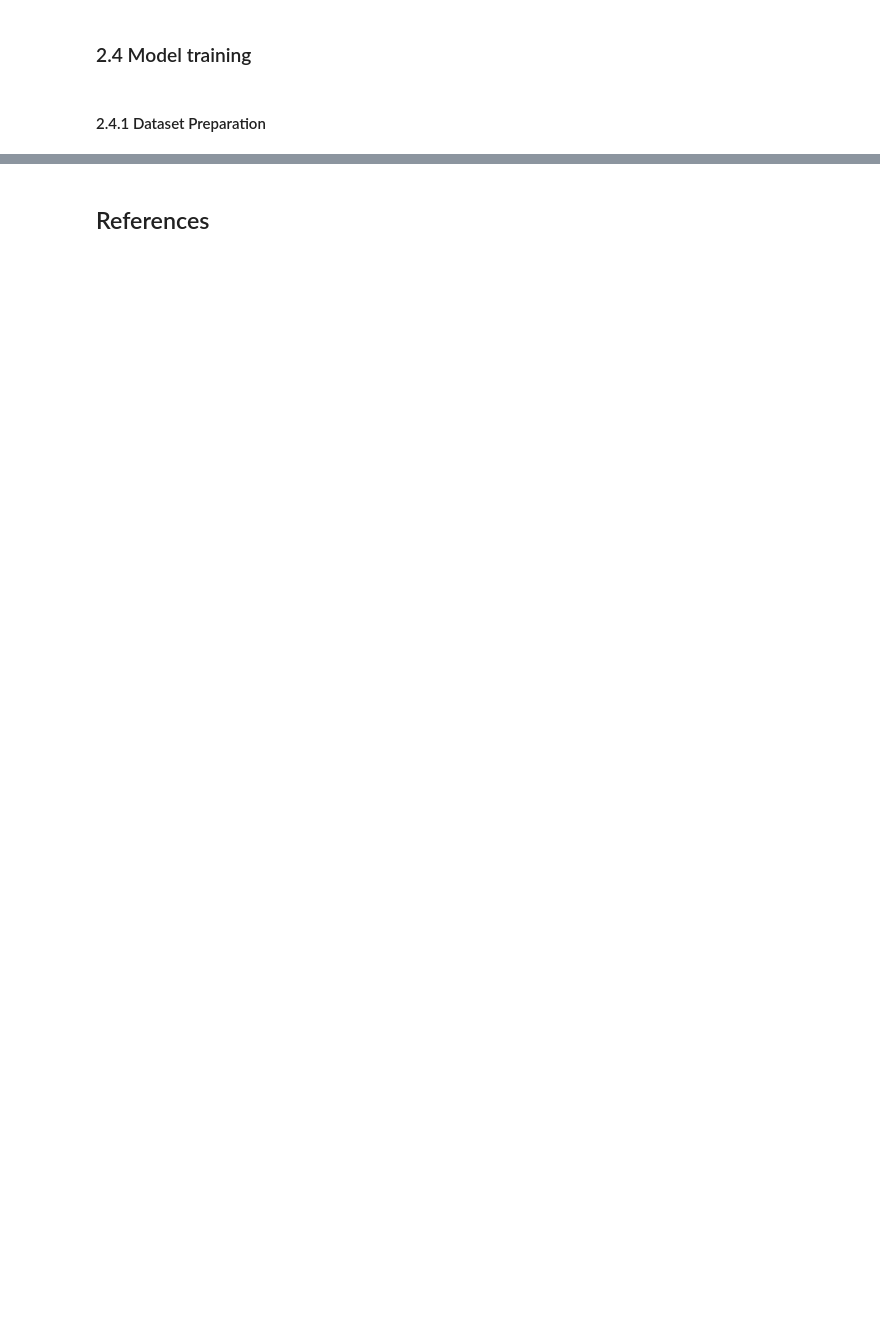
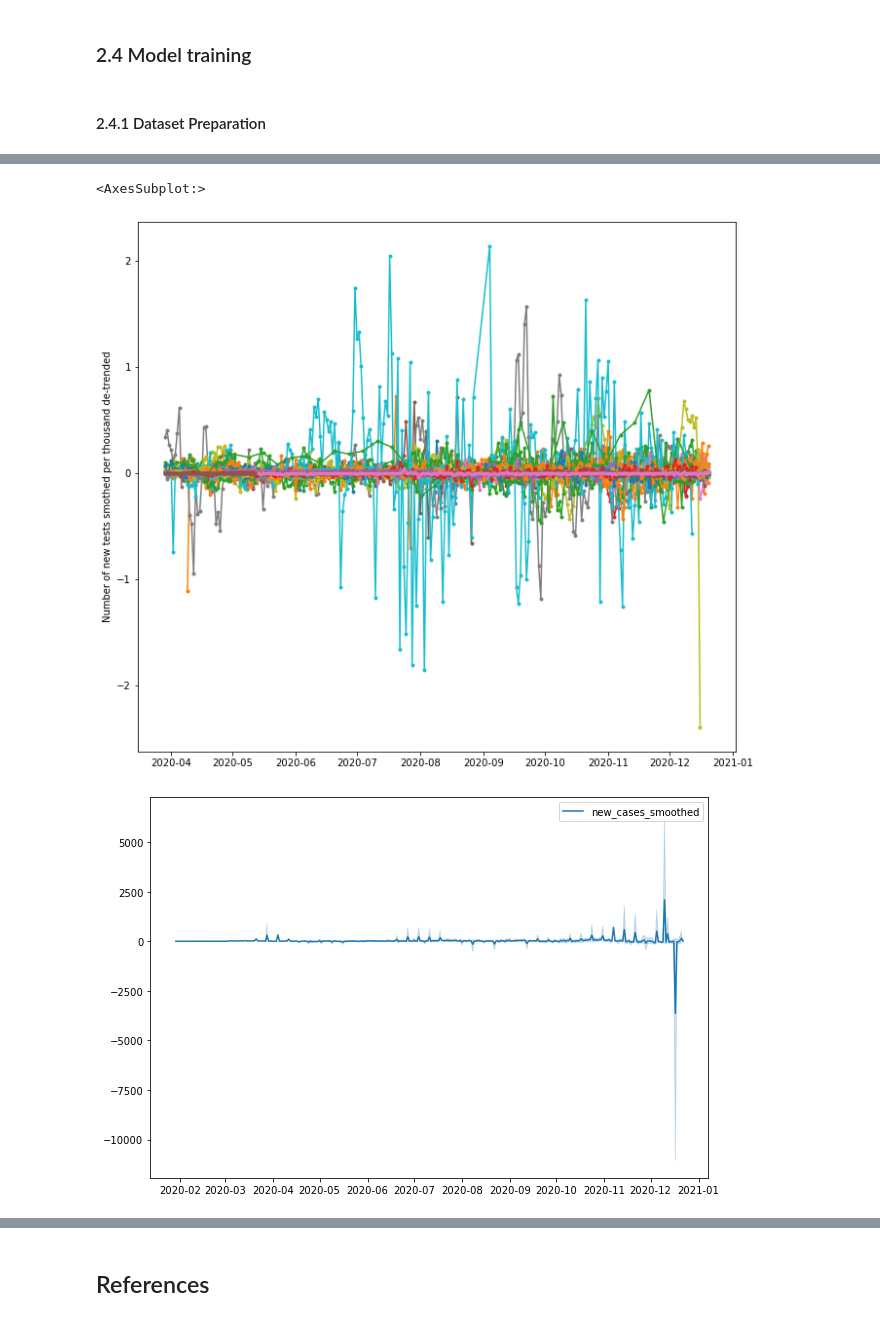
Before and after one commit to martinsM17/Covid19_Testing_Data, a Jupyter notebook: pipeline_analysis.ipynb, the cells around one changed output, grey strips where cells are left out. Cells and saved outputs as stored; diff of their text form; code cells hidden in the pictures; blank space fills up the shorter version.

```diff
--- a/pipeline_analysis.ipynb
+++ b/pipeline_analysis.ipynb
@@ -491,0 +500,12 @@ model_data = screened_data[['total_cases', 'new_cases_smoothed', 'total_deaths',
+# %%
+data_model_diff = pd.DataFrame(columns = ['new_cases_smoothed', 'total_cases_per_million',
+                            'new_tests_smoothed_per_thousand'])
+
+for iso in screened_data['iso_code'].unique():
+    screened_data[screened_data['iso_code'] == iso].shape
+    data_model_diff = pd.concat([data_model_diff, (screened_data.loc[screened_data['iso_code'] == iso]
+                                                              [['new_cases_smoothed', 'total_cases_per_million',
+                                                                'new_tests_smoothed_per_thousand']].diff())])
+
+data_model_diff['iso_code'] = screened_data['iso_code']
+data_model_diff
@@ -491,0 +526,16 @@ model_data = screened_data[['total_cases', 'new_cases_smoothed', 'total_deaths',
+# %%
+start, end = '2020-03-29', '2020-12-20'
+
+fig, ax = plt.subplots(figsize=(11, 10))
+for iso in data_model_diff['iso_code'].unique():
+    plot_data = data_model_diff[data_model_diff['iso_code'] == iso]
+    ax.plot(plot_data.loc[start:end, 'new_tests_smoothed_per_thousand'], marker='o', markersize = 3, linestyle='-', label='First Order Differencing')
+ax.set_ylabel('Number of new tests smothed per thousand de-trended')
+#ax.legend()
+
+fig, axes = plt.subplots(1, 1, sharex = True, figsize = (10, 7))
+sns.lineplot(data = data_model_diff[['new_cases_smoothed']])
+# %% [output]
+<AxesSubplot:>
+[figure, added]
+[figure, added]
```
Also changed, not shown: parts of 27 cells of this notebook.
